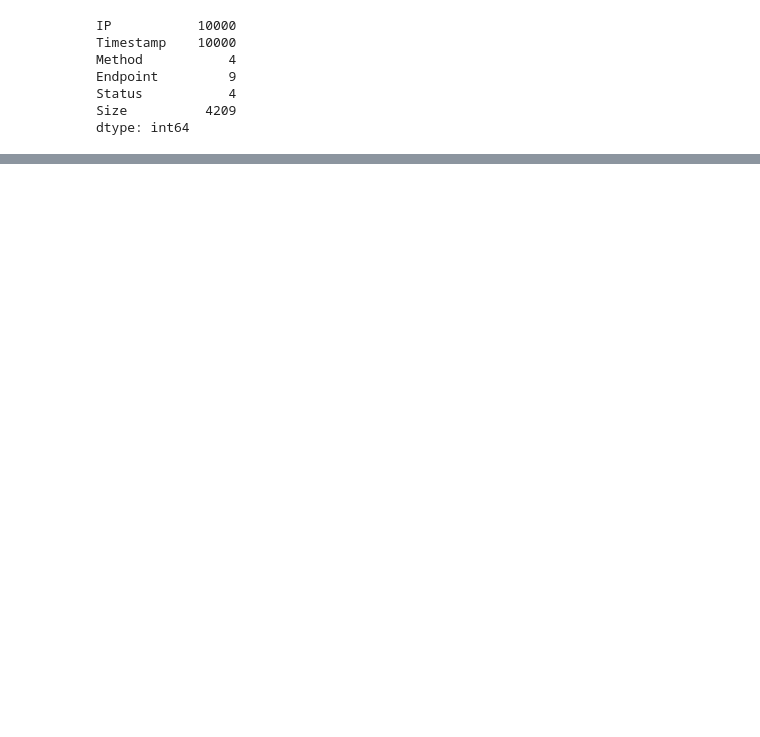
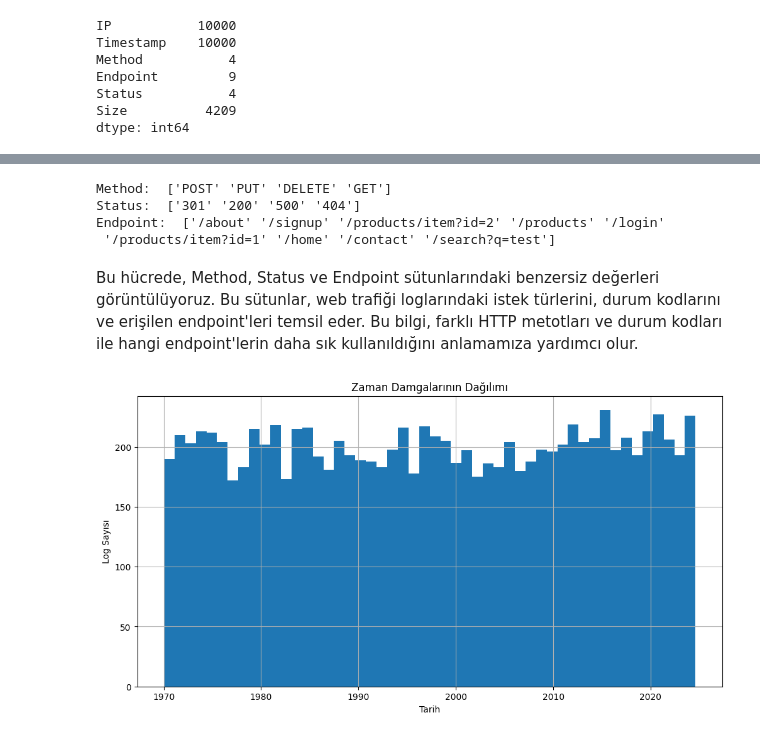
Before and after one commit to haremir/Web_traffic_QA, a Jupyter notebook: main.ipynb, the cells around one changed output, grey strips where cells are left out. Saved outputs shown, nothing was run; the diff lists cells and outputs as text; code cells hidden in the pictures; blank space fills up the shorter version.

```diff
--- a/main.ipynb
+++ b/main.ipynb
@@ -111,0 +128,6 @@ dtype: int64
+# %%
+# Timestamp sütununu datetime formatına çeviriyoruz
+df['Timestamp'] = pd.to_datetime(df['Timestamp'], format='%d/%b/%Y:%H:%M:%S %z')
+
+# İlk birkaç satırı görüntüleyelim
+df.head()
@@ -111,0 +141,9 @@ dtype: int64
+# %%
+# Size sütununu numerik tipe dönüştürüyoruz
+df['Size'] = pd.to_numeric(df['Size'], errors='coerce')
+
+# Size sütunundaki null (boş) değerleri kontrol edelim
+print(df['Size'].isnull().sum())
+
+# İlk birkaç satırı görüntüleyelim
+df.head()
@@ -111,0 +158,21 @@ dtype: int64
+# %%
+# Method, Status ve Endpoint sütunlarındaki benzersiz değerleri inceleyelim
+print("Method: ", df['Method'].unique())
+print("Status: ", df['Status'].unique())
+print("Endpoint: ", df['Endpoint'].unique())
+# %% [output]
+Method:  ['POST' 'PUT' 'DELETE' 'GET']
+Status:  ['301' '200' '500' '404']
+Endpoint:  ['/about' '/signup' '/products/item?id=2' '/products' '/login'
+ '/products/item?id=1' '/home' '/contact' '/search?q=test']
+# %% [markdown]
+Bu hücrede, Method, Status ve Endpoint sütunlarındaki benzersiz değerleri görüntülüyoruz. Bu sütunlar, web trafiği loglarındaki istek türlerini, durum kodlarını ve erişilen endpoint'leri temsil eder. Bu bilgi, farklı HTTP metotları ve durum kodları ile hangi endpoint'lerin daha sık kullanıldığını anlamamıza yardımcı olur.
+# %%
+# Zaman damgalarının dağılımını görselleştirmek için bir histogram oluşturalım
+df['Timestamp'].hist(bins=50, figsize=(12, 6))
+plt.xlabel('Tarih')
+plt.ylabel('Log Sayısı')
+plt.title('Zaman Damgalarının Dağılımı')
+plt.show()
+# %% [output]
+[figure, added]
```
Also changed, not shown: parts of 7 cells of this notebook.
